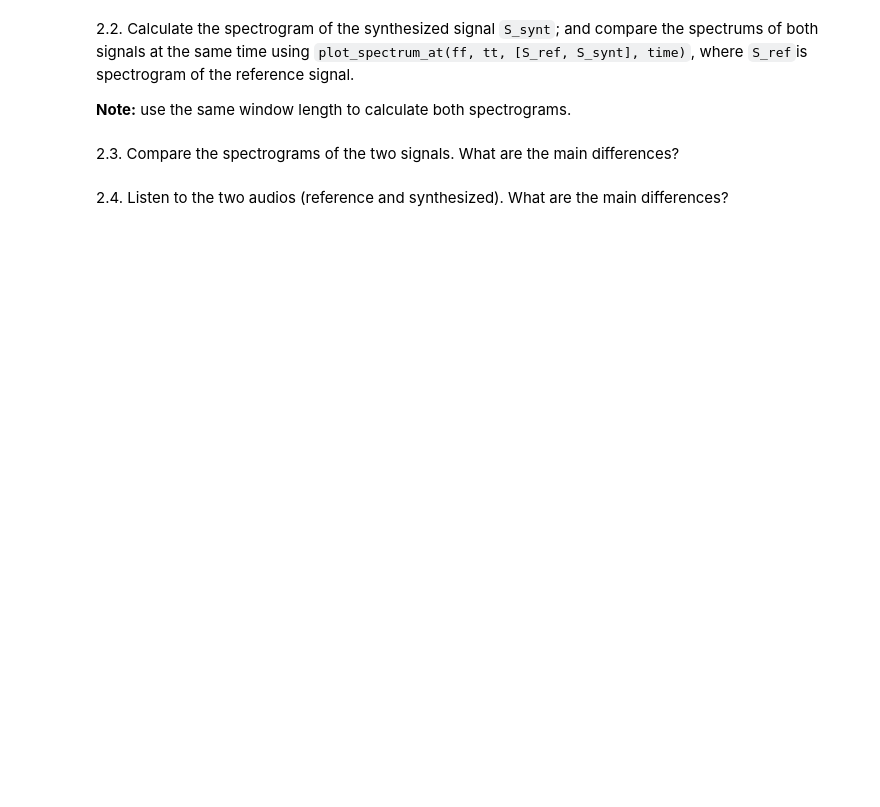
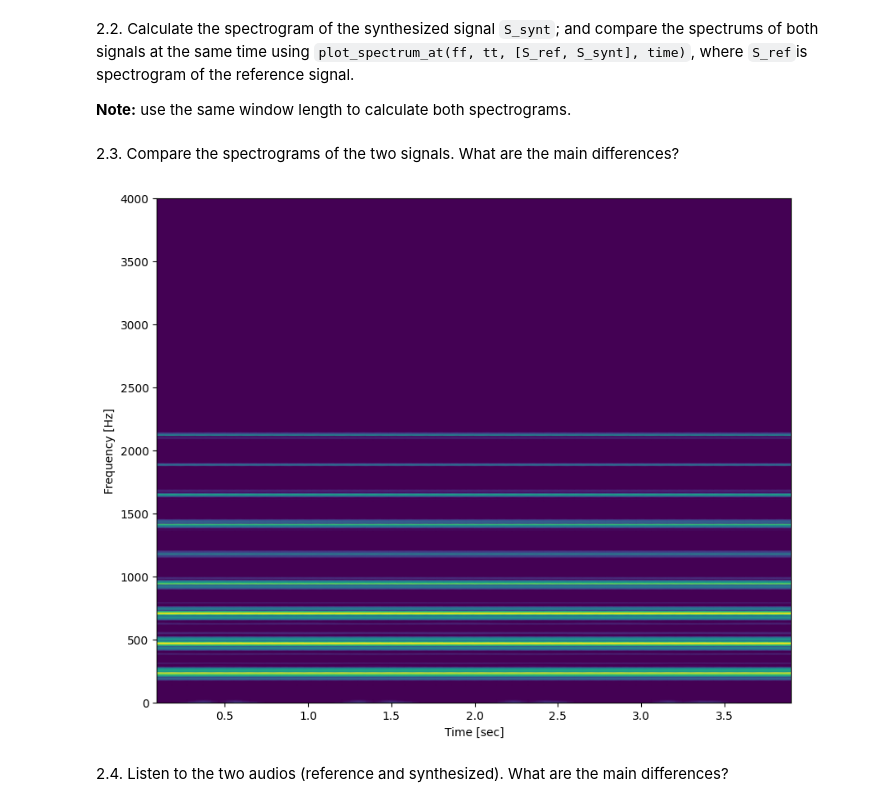
Before and after one commit to IvanLuque0/sis1_group7, a Jupyter notebook: labs/Lab3.ipynb, the cells around one changed output. Drawn from its saved outputs; the diff is of its cells as text; code cells hidden in the pictures; blank space fills up the shorter version.

```diff
--- a/labs/Lab3.ipynb
+++ b/labs/Lab3.ipynb
@@ -103,11 +103,12 @@ def synthesize(f0, phi, Ak, t):
 2.1. Use the `synthetize` function to generate a synthesis with the weights ($A_k$) found in 1.3 and the fundamental frequency and phases found in previous labs. Plot both the reference and the synthetize signal. Listen to the synthetize signal.
 # %%
 # Write the code here
-f_0 = 82.5
+# Calculate the fundamental frequency
+f_0 = 235.8
 phi = -np.pi/2
 t = np.arange(0, 4, 1.0/fs)
 
 y_1 = synthesize(f_0, phi, weights, t)
 y_1 = 0.1 * y_1 / np.amax(y_1)
-plot_signals([y_1, OurRef], fs, 0.23, 0.23+3/f_0)
+plot_signals([y_1, OurRef*150], fs, 0.23, 0.23+3/f_0)
 # %%
@@ -123,2 +122,6 @@ NameError: name 'Audio' is not defined
+# %%
+# Write the code here
+ffy, tty, Sy = signal.spectrogram(y_1, fs, nperseg=window_length, noverlap=window_length/2)
+plot_spectrum_at(ffy, tty, [Sy, S_ref], 0.4)
 # %% [markdown]
 2.3. Compare the spectrograms of the two signals. What are the main differences?
@@ -127,3 +128,11 @@ NameError: name 'Audio' is not defined
+# %%
+# Write the code here
+plt.figure(figsize=(10,8))
+plot_spectrogram(ffy, tty, Sy)
+plt.ylim([0, 4000])
+plt.show()
+# %% [output]
+[figure, added]
 # %% [markdown]
 2.4. Listen to the two audios (reference and synthesized). What are the main differences?
 # %%
```
Also changed, not shown: parts of 6 cells of this notebook, 1 other file.
